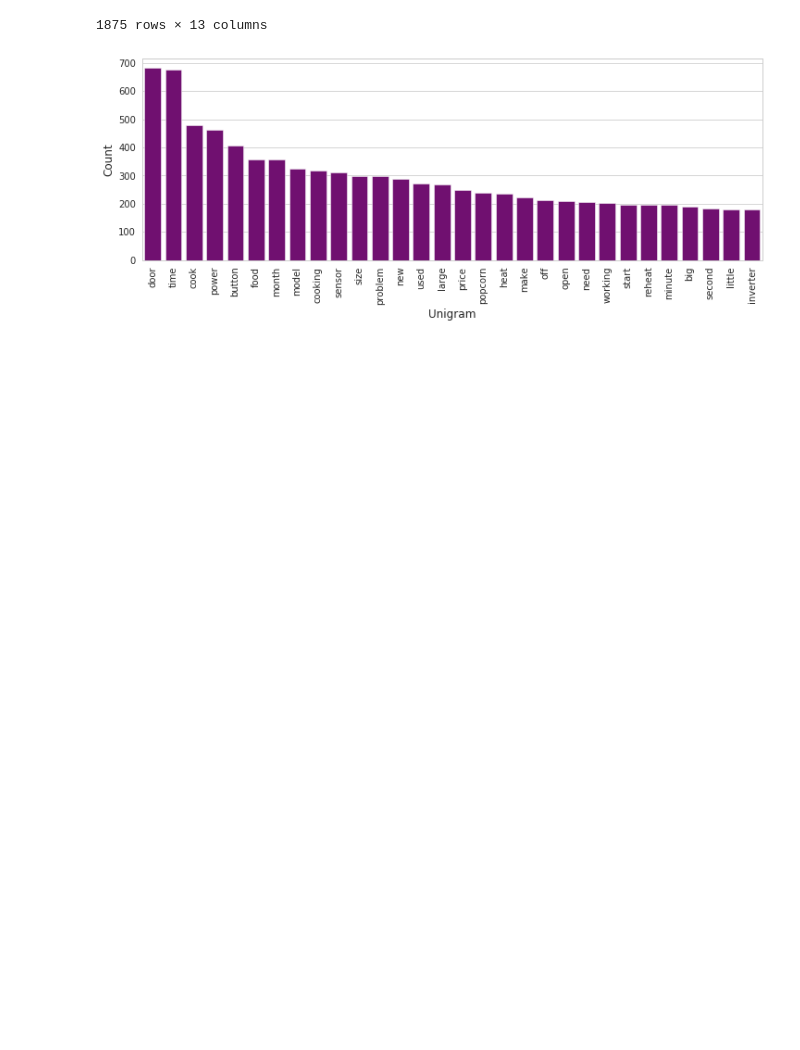
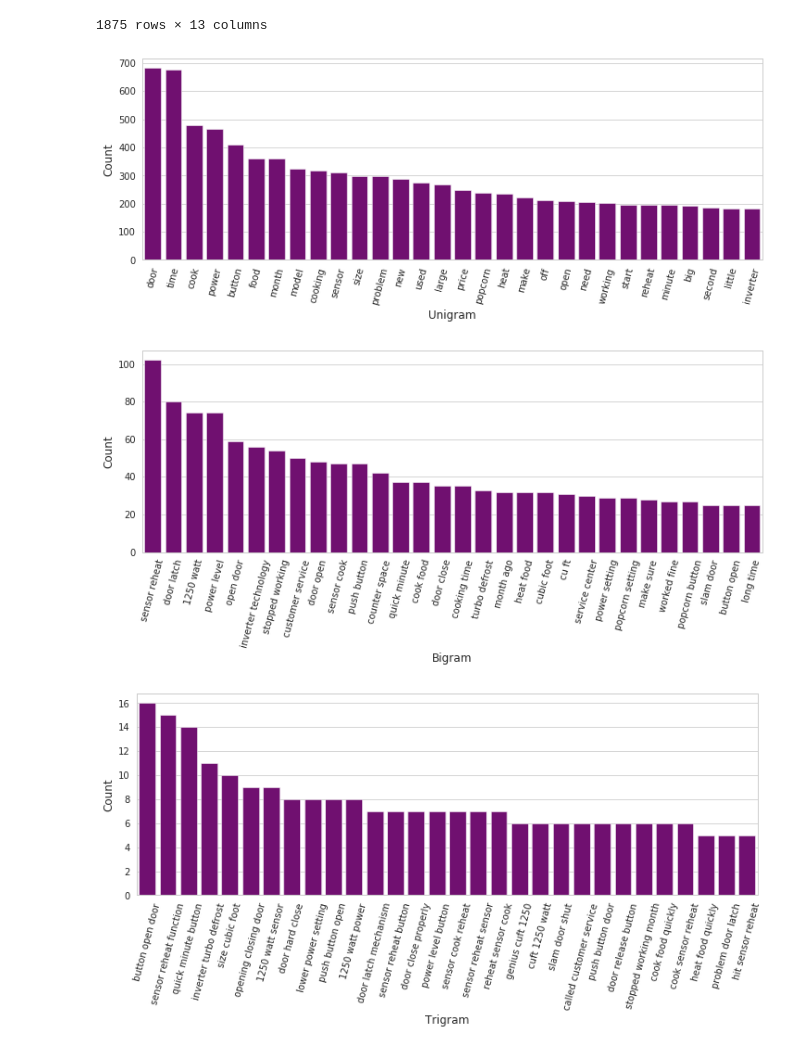
Before and after one commit to GrilledJeez/amazon_product_feature_analysis, a Jupyter notebook: EDA_&_Data_wrangling.ipynb, the cells around one changed output. Saved outputs shown, nothing was run; the diff lists cells and outputs as text; code cells hidden in the pictures; blank space fills up the shorter version.

```diff
--- a/EDA_&_Data_wrangling.ipynb
+++ b/EDA_&_Data_wrangling.ipynb
@@ -300,24 +300,26 @@ def get_top_n_trigram(corpus, n=None):
 # %%
 common_words = get_top_n_words(df['model_ready'], 30)
 common_bigrams = get_top_n_bigram(df['model_ready'], 30)
 common_trigrams = get_top_n_trigram(df['model_ready'], 30)
 
 df1 = pd.DataFrame(common_words, columns = ['Unigram' , 'Count'])
 df2 = pd.DataFrame(common_bigrams, columns = ['Bigram' , 'Count'])
 df3 = pd.DataFrame(common_trigrams, columns = ['Trigram' , 'Count'])
 
 fig, ax = plt.subplots(figsize=(12,4))
 sns.barplot(x= 'Unigram', y = 'Count', data = df1, color = 'purple')
-plt.xticks(rotation=90)
+plt.xticks(rotation=75)
 
 
 fig, ax = plt.subplots(figsize=(12,4))
 sns.barplot(x= 'Bigram', y = 'Count', data = df2, color = 'purple')
-plt.xticks(rotation=90)
+plt.xticks(rotation=75)
 
 fig, ax = plt.subplots(figsize=(12,4))
 sns.barplot(x= 'Trigram', y = 'Count', data = df3, color = 'purple')
-plt.xticks(rotation=90)
+plt.xticks(rotation=75)
 plt.show()
 # %% [output]
-[figure, old version]
+[figure, new version]
+[figure, added]
+[figure, added]
```
Also changed, not shown: parts of 2 cells of this notebook, 1 other file.
